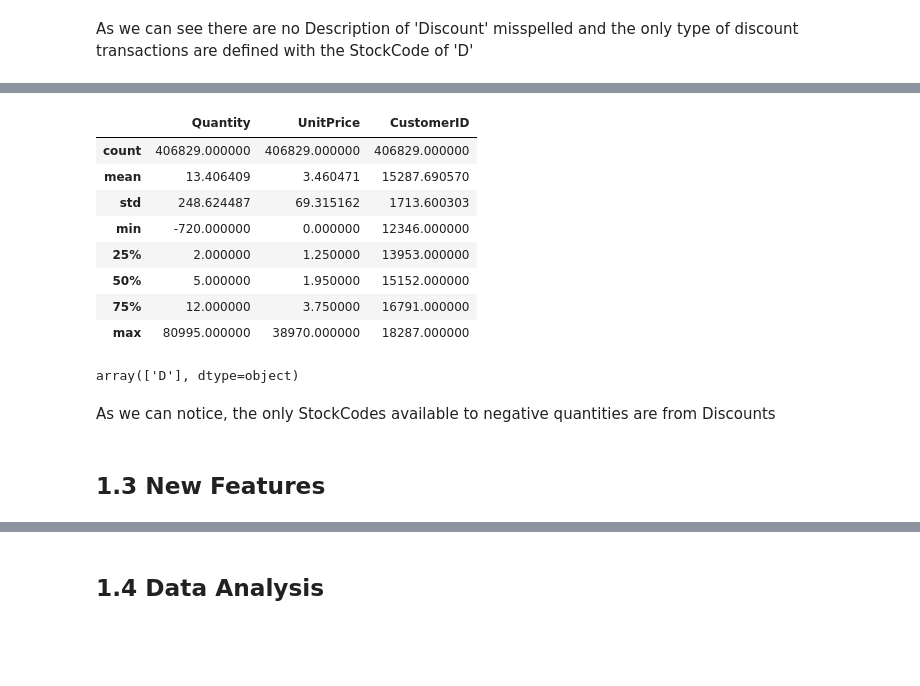
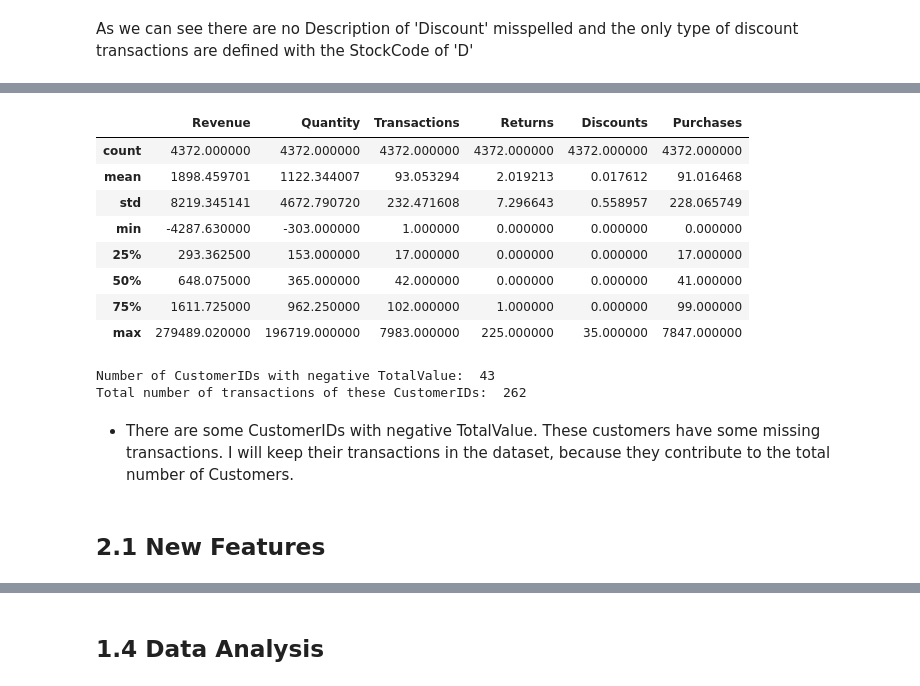
Before and after one commit to henriqueumeda/High-Value-Customers-Identification, a Jupyter notebook: Untitled.ipynb, the cells around one changed output, grey strips where cells are left out. Cells and saved outputs as stored; diff of their text form; code cells hidden in the pictures; blank space fills up the shorter version.

```diff
--- a/Untitled.ipynb
+++ b/Untitled.ipynb
@@ -73,6 +77,6 @@ import numpy as np
 # %%
-df = pd.read_csv('csv/Ecommerce.csv', encoding='ISO-8859-1')
-df.head(10)
+df_inv = pd.read_csv('csv/Ecommerce.csv', encoding='ISO-8859-1')
+df_inv.head(10)
 # %% [output]
 |  | InvoiceNo | StockCode | Description | Quantity | InvoiceDate | UnitPrice | CustomerID | Country | Unnamed: 8 |
 | 0 | 536365 | 85123A | WHITE HANGING HEART T-LIGHT HOLDER | 6 | 29-Nov-16 | 2.55 | 17850.0 | United Kingdom | NaN |
@@ -159,9 +157,9 @@ dtype: int64
 * We can drop the Unnamed: 8 column, since it doesn't have any value
 * We can ignore the missing values from the column Description, because the column StockCode is a reference to the same product and doesn't have any missing values
 # %%
-df.drop('Unnamed: 8', axis=1, inplace=True)
-df.drop(df[df['CustomerID'].isnull()].index, inplace=True)
-df.head()
+df_inv.drop('Unnamed: 8', axis=1, inplace=True)
+df_inv.drop(df_inv[df_inv['CustomerID'].isnull()].index, inplace=True)
+df_inv.head()
 # %% [output]
 |  | InvoiceNo | StockCode | Description | Quantity | InvoiceDate | UnitPrice | CustomerID | Country |
 | 0 | 536365 | 85123A | WHITE HANGING HEART T-LIGHT HOLDER | 6 | 29-Nov-16 | 2.55 | 17850.0 | United Kingdom |
@@ -191,0 +197,6 @@ As we can see, all the missing values from the column Description were removed w
+# %%
+df_inv['TotalValue'] = df_inv['Quantity']*df_inv['UnitPrice']
+df_inv = pd.concat([df_inv, df_inv['InvoiceDate'].str.extract(r'(?P<InvoiceMonth>[A-Za-z]{3})-(?P<InvoiceYear>\d{2})')], axis=1)
+df_inv['InvoiceMonth'] = pd.to_datetime(df_inv.InvoiceMonth, format='%b').dt.month
+df_inv['InvoiceSemester'] = df_inv['InvoiceMonth'].apply(lambda x: 1 if x <= 6 else 2)
+df_inv.head()
@@ -244,0 +283,11 @@ df['Quantity'] = [x if (x < 0) & (y == 'D') else x*(-1) if (x < 0) else x for x,
+# %%
+df_returns = df_inv[(df_inv['StockCode'] != 'D') & (df_inv['Quantity'] < 0)].groupby('CustomerID').agg({'TotalValue':len})
+df_discounts = df_inv[df_inv['StockCode'] == 'D'].groupby('CustomerID').agg({'TotalValue':len})
+
+df_cust = df_inv.groupby('CustomerID').agg({'TotalValue':np.sum, 'Quantity':np.sum, 'StockCode':len}).sort_values(by='TotalValue', ascending=False)
+df_cust = df_cust.rename(columns={'TotalValue':'Revenue', 'StockCode':'Transactions'})
+df_cust['Returns'] = df_cust.index.map(df_returns['TotalValue'])
+df_cust['Discounts'] = df_cust.index.map(df_discounts['TotalValue'])
+df_cust.fillna(0, inplace=True)
+df_cust['Purchases'] = df_cust['Transactions'] - df_cust['Returns'] - df_cust['Discounts']
+df_cust
@@ -245,20 +309,22 @@ df['Quantity'] = [x if (x < 0) & (y == 'D') else x*(-1) if (x < 0) else x for x,
 # %%
-df.describe()
+df_cust.describe()
 # %% [output]
-|  | Quantity | UnitPrice | CustomerID |
-| count | 406829.000000 | 406829.000000 | 406829.000000 |
-| mean | 13.406409 | 3.460471 | 15287.690570 |
-| std | 248.624487 | 69.315162 | 1713.600303 |
-| min | -720.000000 | 0.000000 | 12346.000000 |
-| 25% | 2.000000 | 1.250000 | 13953.000000 |
-| 50% | 5.000000 | 1.950000 | 15152.000000 |
-| 75% | 12.000000 | 3.750000 | 16791.000000 |
-| max | 80995.000000 | 38970.000000 | 18287.000000 |
+|  | Revenue | Quantity | Transactions | Returns | Discounts | Purchases |
+| count | 4372.000000 | 4372.000000 | 4372.000000 | 4372.000000 | 4372.000000 | 4372.000000 |
+| mean | 1898.459701 | 1122.344007 | 93.053294 | 2.019213 | 0.017612 | 91.016468 |
+| std | 8219.345141 | 4672.790720 | 232.471608 | 7.296643 | 0.558957 | 228.065749 |
+| min | -4287.630000 | -303.000000 | 1.000000 | 0.000000 | 0.000000 | 0.000000 |
+| 25% | 293.362500 | 153.000000 | 17.000000 | 0.000000 | 0.000000 | 17.000000 |
+| 50% | 648.075000 | 365.000000 | 42.000000 | 0.000000 | 0.000000 | 41.000000 |
+| 75% | 1611.725000 | 962.250000 | 102.000000 | 1.000000 | 0.000000 | 99.000000 |
+| max | 279489.020000 | 196719.000000 | 7983.000000 | 225.000000 | 35.000000 | 7847.000000 |
-# %%
-df[df['Quantity'] < 0]['StockCode'].unique()
-# %% [output]
-array(['D'], dtype=object)
-# %% [markdown]
-As we can notice, the only StockCodes available to negative quantities are from Discounts
+# %%
+print('Number of CustomerIDs with negative TotalValue: ', len(df_cust[df_cust['Revenue'] < 0]))
+print('Total number of transactions of these CustomerIDs: ', df_cust[df_cust['Revenue'] < 0]['Transactions'].sum())
+# %% [output]
+Number of CustomerIDs with negative TotalValue:  43
+Total number of transactions of these CustomerIDs:  262
+# %% [markdown]
+* There are some CustomerIDs with negative TotalValue. These customers have some missing transactions. I will keep their transactions in the dataset, because they contribute to the total number of Customers.
 # %% [markdown]
-## 1.3 New Features <a class='anchor' id='1.3'></a>
+## 2.1 New Features <a class='anchor' id='2.1'></a>
```
Also changed, not shown: parts of 35 cells of this notebook.
